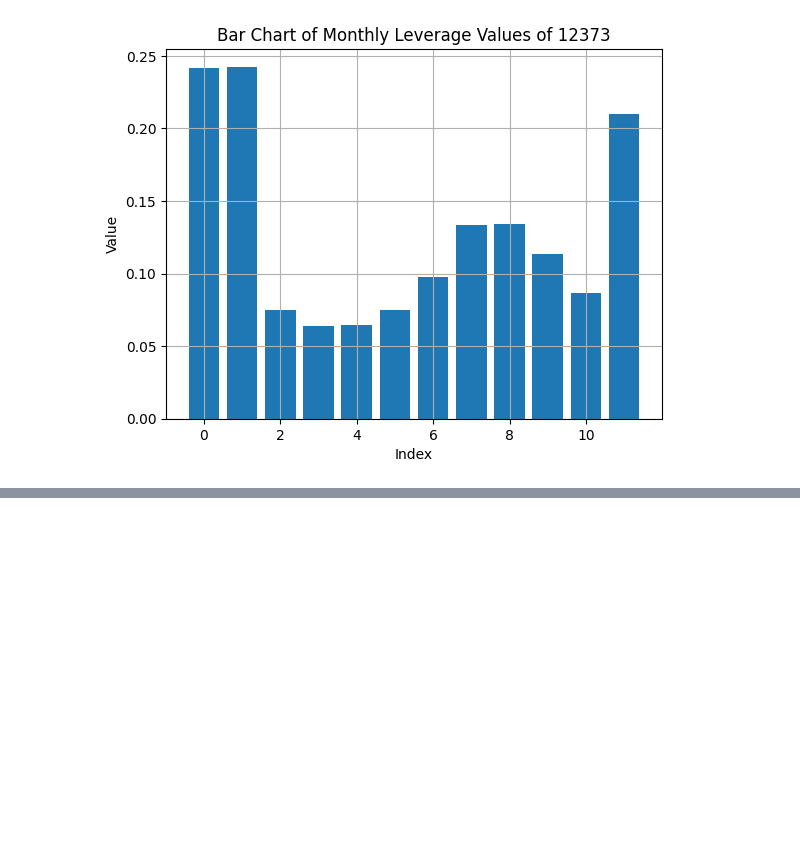
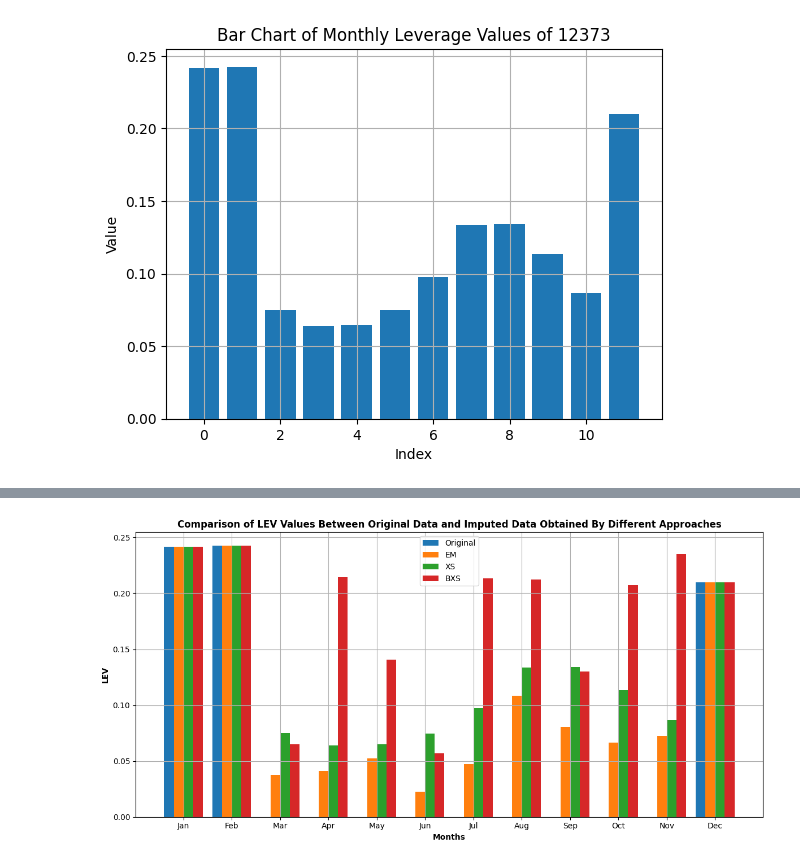
Before and after one commit to kennybix/Data-Imputation-in-Panel-Data, a Jupyter notebook: example.ipynb, the cells around one changed output, grey strips where cells are left out. Saved outputs shown, nothing was run; the diff lists cells and outputs as text; code cells hidden in the pictures; blank space fills up the shorter version.

```diff
--- a/example.ipynb
+++ b/example.ipynb
@@ -532,0 +540,5 @@ plt.show()
+# %%
+asset_data = data.query('permno == 12373.0')
+xs_asset_data = xs_new_data.query('permno == 12373.0')
+bxs_asset_data = bxs_new_data.query('permno == 12373.0')
+em_asset_data = em_new_data.query('permno == 12373.0')
@@ -532,0 +668,4 @@ plt.show()
+# %%
+plot_comparison('LEV', asset_data, em_asset_data, xs_asset_data, bxs_asset_data)
+# %% [output]
+[figure, added]
```
Also changed, not shown: parts of 23 cells of this notebook, 8 other files.
